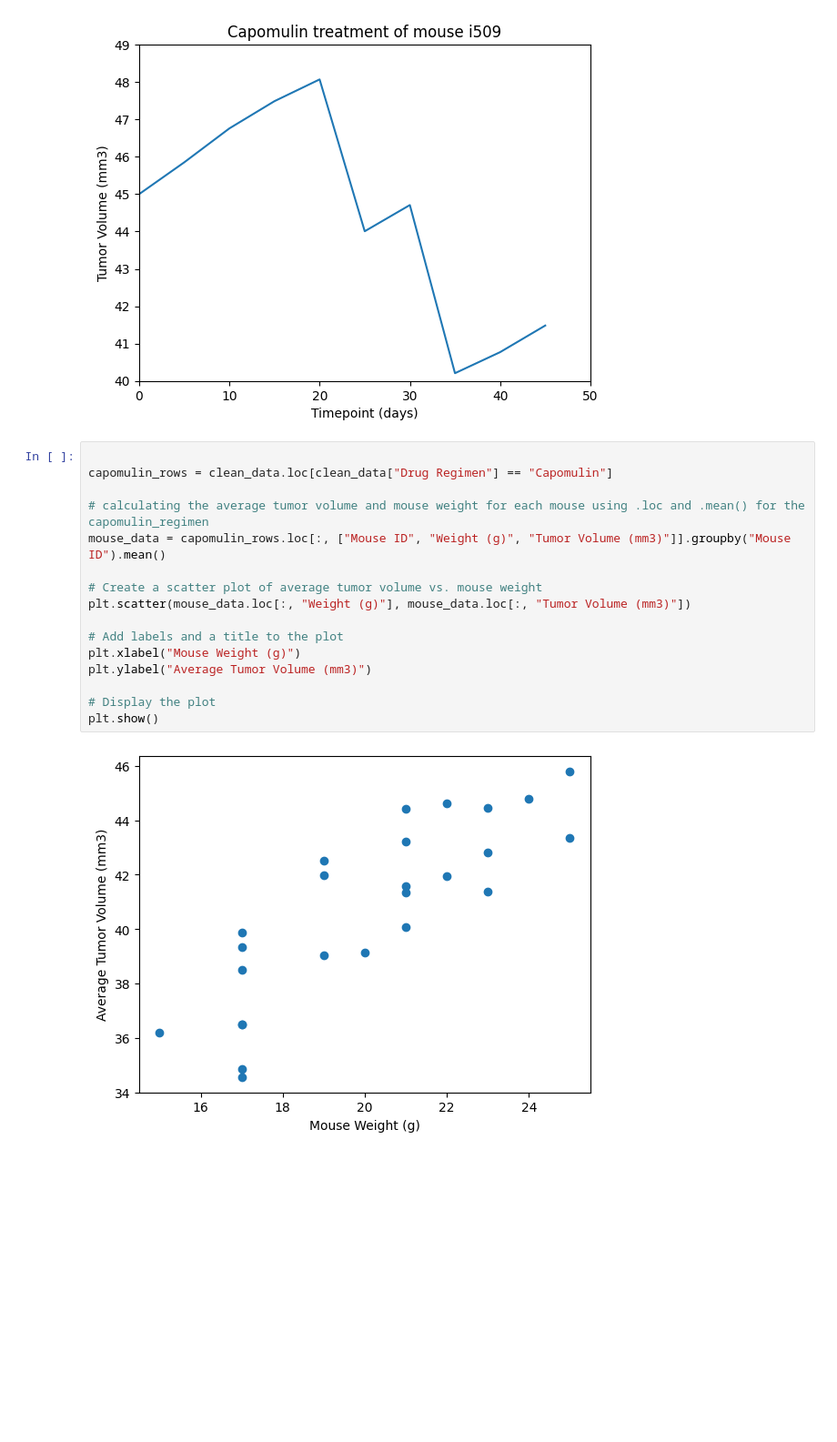
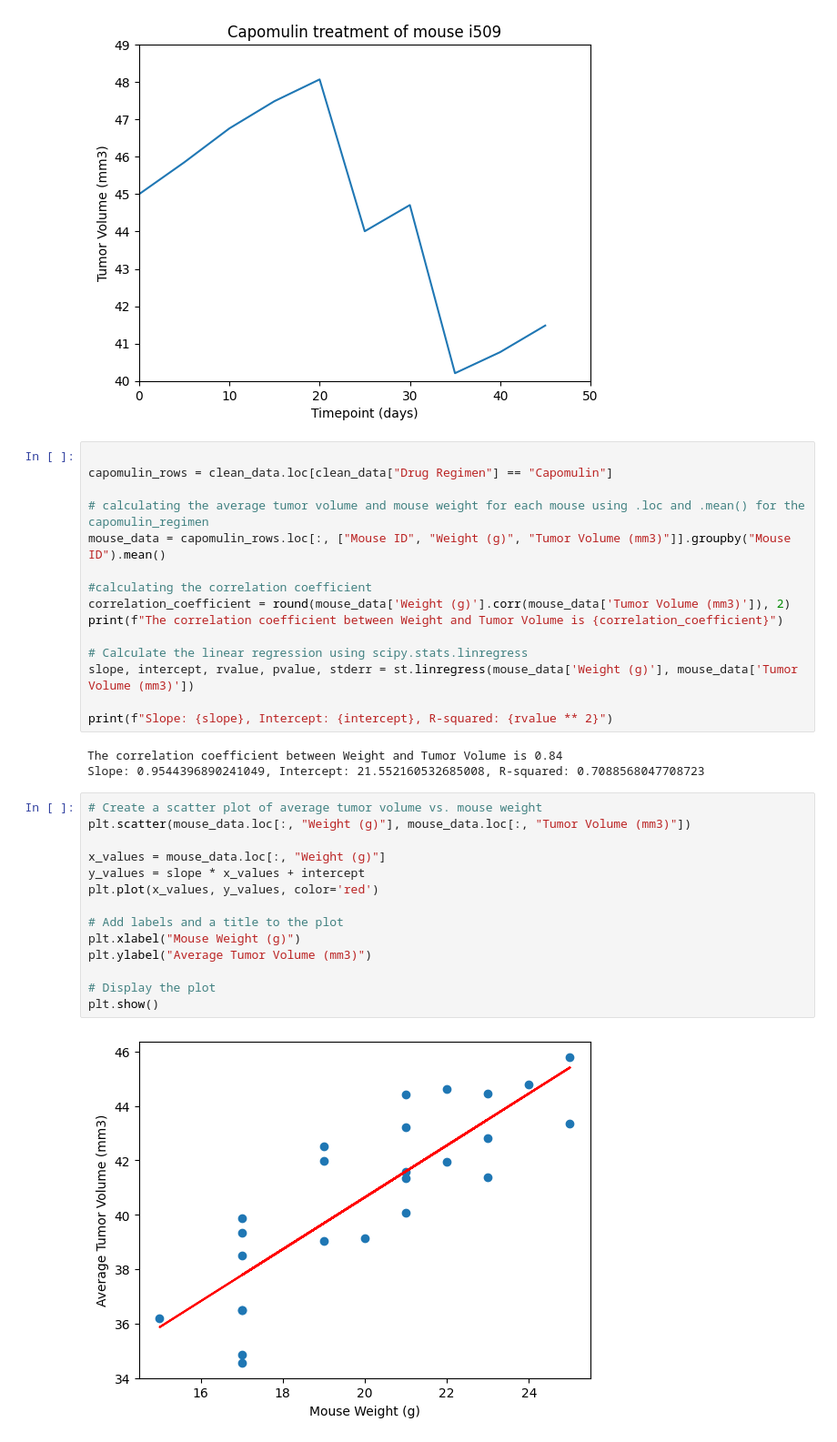
Before and after one commit to nabroo101/module_5_SCC, a Jupyter notebook: pymaceuticals.ipynb, the cells around one changed output. Shown: that part at 91% size. Saved outputs shown, nothing was run; the diff lists cells and outputs as text; blank space fills up the shorter version.

```diff
--- a/pymaceuticals.ipynb
+++ b/pymaceuticals.ipynb
@@ -268,21 +267,37 @@ plt.title("Capomulin treatment of mouse i509")
 plt.show()
 # %% [output]
 [figure]
+# %%
+
+capomulin_rows = clean_data.loc[clean_data["Drug Regimen"] == "Capomulin"]
+
+# calculating the average tumor volume and mouse weight for each mouse using .loc and .mean() for the capomulin_regimen
+mouse_data = capomulin_rows.loc[:, ["Mouse ID", "Weight (g)", "Tumor Volume (mm3)"]].groupby("Mouse ID").mean()
+
+#calculating the correlation coefficient
+correlation_coefficient = round(mouse_data['Weight (g)'].corr(mouse_data['Tumor Volume (mm3)']), 2)
+print(f"The correlation coefficient between Weight and Tumor Volume is {correlation_coefficient}")
+
+# Calculate the linear regression using scipy.stats.linregress
+slope, intercept, rvalue, pvalue, stderr = st.linregress(mouse_data['Weight (g)'], mouse_data['Tumor Volume (mm3)'])
+
+print(f"Slope: {slope}, Intercept: {intercept}, R-squared: {rvalue ** 2}")
+# %% [output]
+The correlation coefficient between Weight and Tumor Volume is 0.84
+Slope: 0.9544396890241049, Intercept: 21.552160532685008, R-squared: 0.7088568047708723
 # %%
-
-capomulin_rows = clean_data.loc[clean_data["Drug Regimen"] == "Capomulin"]
-
-# calculating the average tumor volume and mouse weight for each mouse using .loc and .mean() for the capomulin_regimen
-mouse_data = capomulin_rows.loc[:, ["Mouse ID", "Weight (g)", "Tumor Volume (mm3)"]].groupby("Mouse ID").mean()
-
 # Create a scatter plot of average tumor volume vs. mouse weight
 plt.scatter(mouse_data.loc[:, "Weight (g)"], mouse_data.loc[:, "Tumor Volume (mm3)"])
+
+x_values = mouse_data.loc[:, "Weight (g)"]
+y_values = slope * x_values + intercept
+plt.plot(x_values, y_values, color='red')
 
 # Add labels and a title to the plot
 plt.xlabel("Mouse Weight (g)")
 plt.ylabel("Average Tumor Volume (mm3)")
 
 # Display the plot
 plt.show()
 # %% [output]
-[figure, old version]
+[figure, new version]
```
Also changed, not shown: parts of 2 cells of this notebook.
